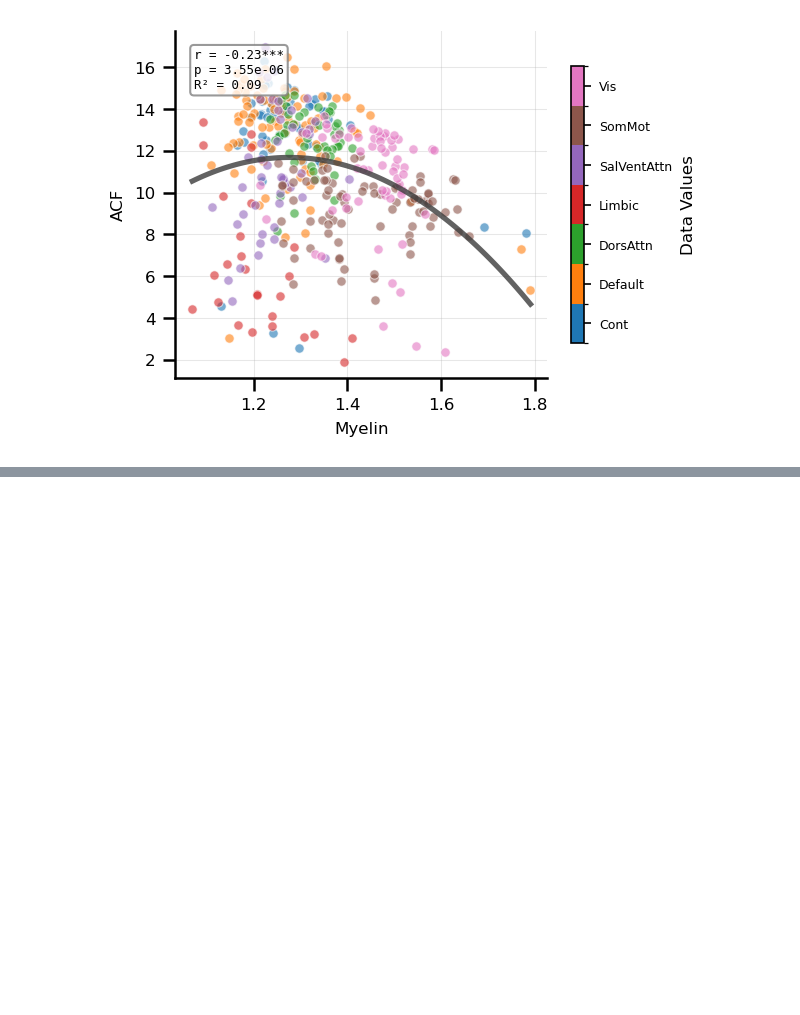
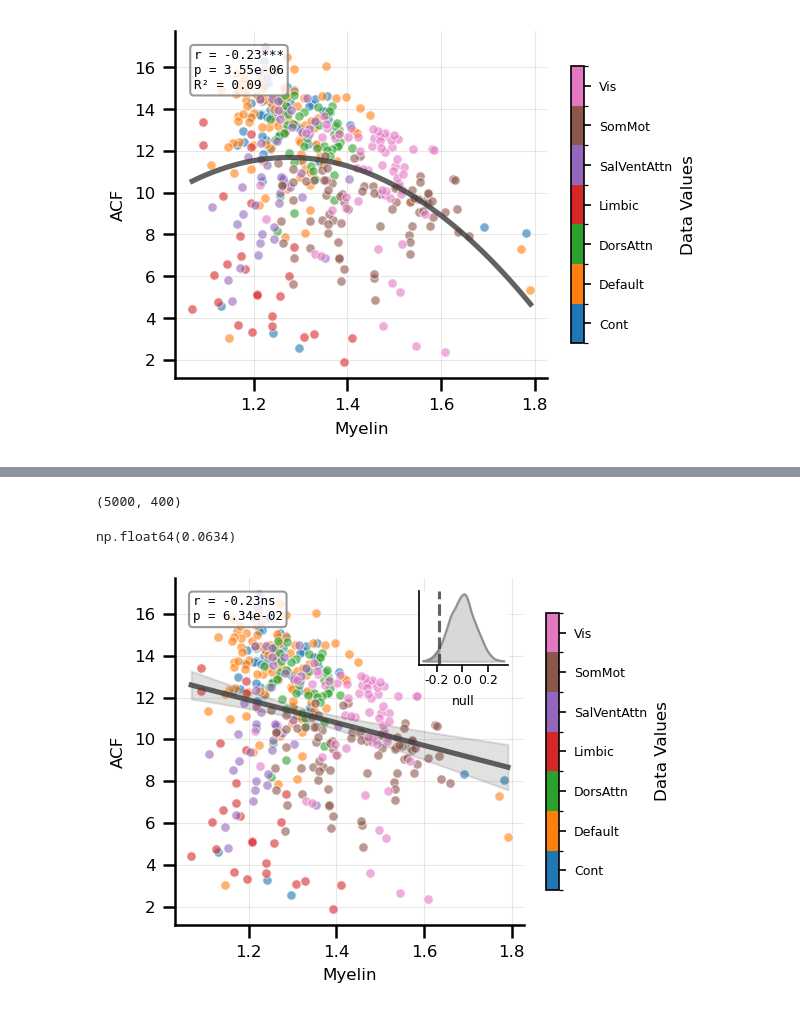
Before and after one commit to LindenParkesLab/snaplab_tools, a Jupyter notebook: scripts/tutorial_plot_correlation.ipynb, the cells around one changed output, grey strips where cells are left out. Cells and saved outputs as stored; diff of their text form; code cells hidden in the pictures; blank space fills up the shorter version.

Commit message:
added null plotting and unity plots

```diff
--- a/scripts/tutorial_plot_correlation.ipynb
+++ b/scripts/tutorial_plot_correlation.ipynb
@@ -59,6 +69,6 @@ parc.head()
 # %%
 # Extract Yeo systems
-yeo_systems = parc['ROI_Name']
+yeo_systems = parc.index
 yeo_systems = yeo_systems.str.replace('7Networks_LH_', '')
 yeo_systems = yeo_systems.str.replace('7Networks_RH_', '')
 yeo_systems = [i.split('_')[0] for i in yeo_systems]
@@ -106,0 +123,33 @@ plt.show()
+# %%
+# define distance matrix
+distance_matrix = distance.pdist(
+    parc, "euclidean"
+)  # get euclidean distances between nodes
+distance_matrix = distance.squareform(distance_matrix)  # reshape to square matrix
+
+# run BrainSMASH
+n_perms = 5000
+base = Base(x=myelin, D=distance_matrix)
+myelin_null_maps = base(n=n_perms)
+print(myelin_null_maps.shape)
+# %% [output]
+(5000, 400)
+# %%
+null_distribution = np.zeros(n_perms)
+for i in tqdm(np.arange(n_perms)):
+    null_distribution[i] = sp.stats.pearsonr(myelin_null_maps[i], rsacf)[0]
+# %%
+observed = sp.stats.pearsonr(myelin, rsacf)[0]  # true correlation
+p_val = get_null_p(observed, null_distribution, version='absolute')
+p_val
+# %% [output]
+np.float64(0.0634)
+# %%
+fig, axes = plt.subplots(nrows=1, ncols=1, figsize=(4, 3), dpi=150)
+plot_correlation(myelin, rsacf, axes, x_label='Myelin', y_label='ACF', fontsize=8,
+                 data_group=yeo_systems,
+                 custom_pvalue=p_val, custom_null=null_distribution)
+fig.tight_layout()
+plt.show()
+# %% [output]
+[figure, added]
```
Also changed, not shown: parts of 12 cells of this notebook.
